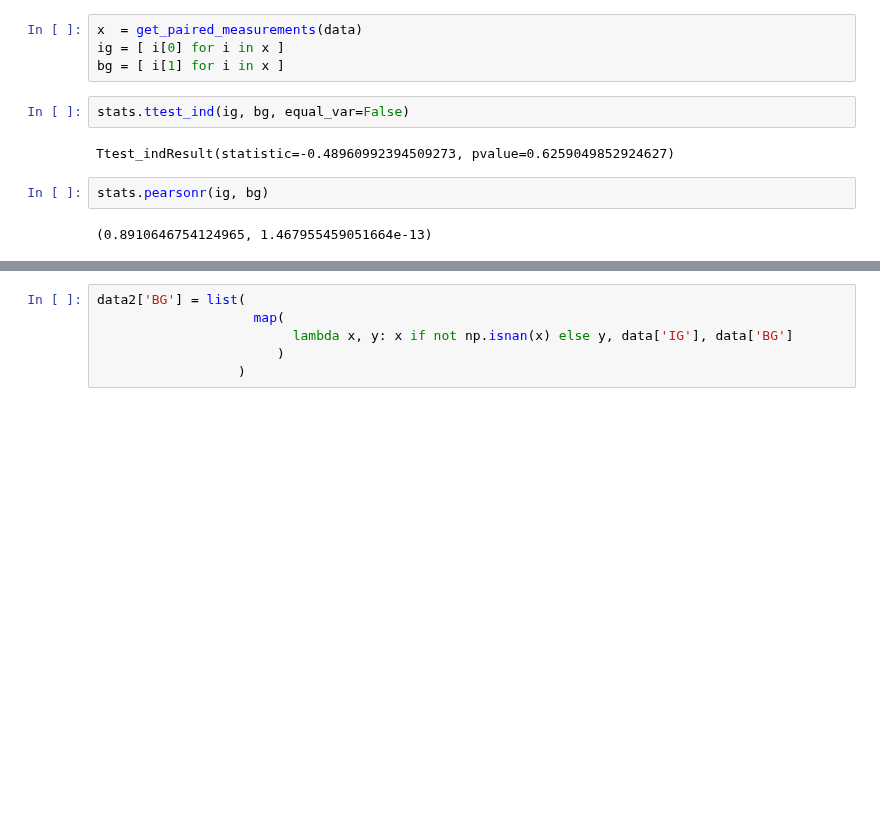
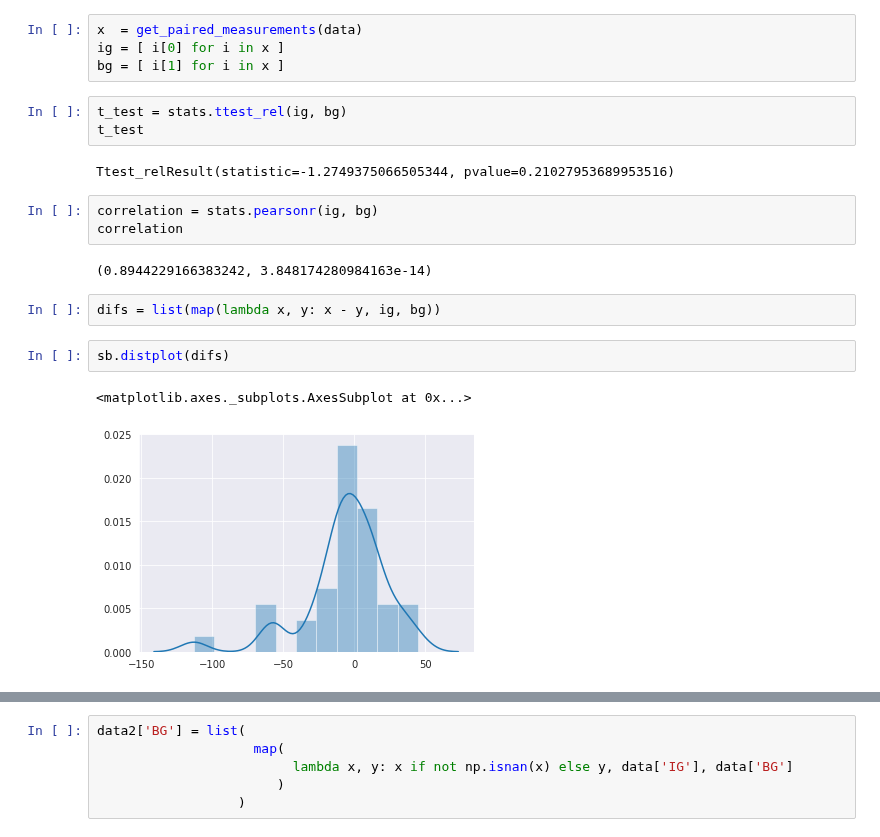
Before and after one commit to gmagannaDevelop/DiabManager, a Jupyter notebook: Parsing.ipynb, the cells around one changed output, grey strips where cells are left out. Saved outputs shown, nothing was run; the diff lists cells and outputs as text; blank space fills up the shorter version.

```diff
--- a/Parsing.ipynb
+++ b/Parsing.ipynb
@@ -215,11 +255,20 @@ data2 = copy.deepcopy(data)
 x  = get_paired_measurements(data)
 ig = [ i[0] for i in x ]
 bg = [ i[1] for i in x ]
-# %%
-stats.ttest_ind(ig, bg, equal_var=False)
-# %% [output]
-Ttest_indResult(statistic=-0.48960992394509273, pvalue=0.6259049852924627)
+# %%
+t_test = stats.ttest_rel(ig, bg)
+t_test
+# %% [output]
+Ttest_relResult(statistic=-1.2749375066505344, pvalue=0.21027953689953516)
 # %%
-stats.pearsonr(ig, bg)
+correlation = stats.pearsonr(ig, bg)
+correlation
 # %% [output]
-(0.8910646754124965, 1.467955459051664e-13)
+(0.8944229166383242, 3.848174280984163e-14)
+# %%
+difs = list(map(lambda x, y: x - y, ig, bg))
+# %%
+sb.distplot(difs)
+# %% [output]
+<matplotlib.axes._subplots.AxesSubplot at 0x...>
+[figure, added]
```
Also changed, not shown: parts of 12 cells of this notebook.
